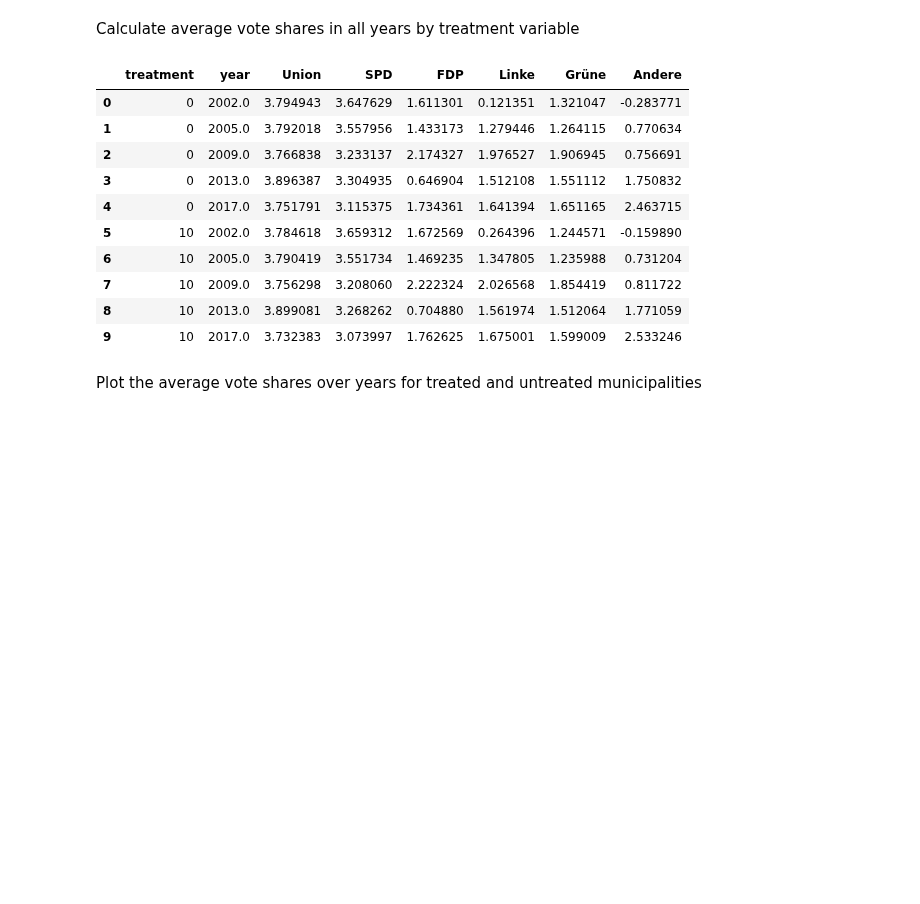
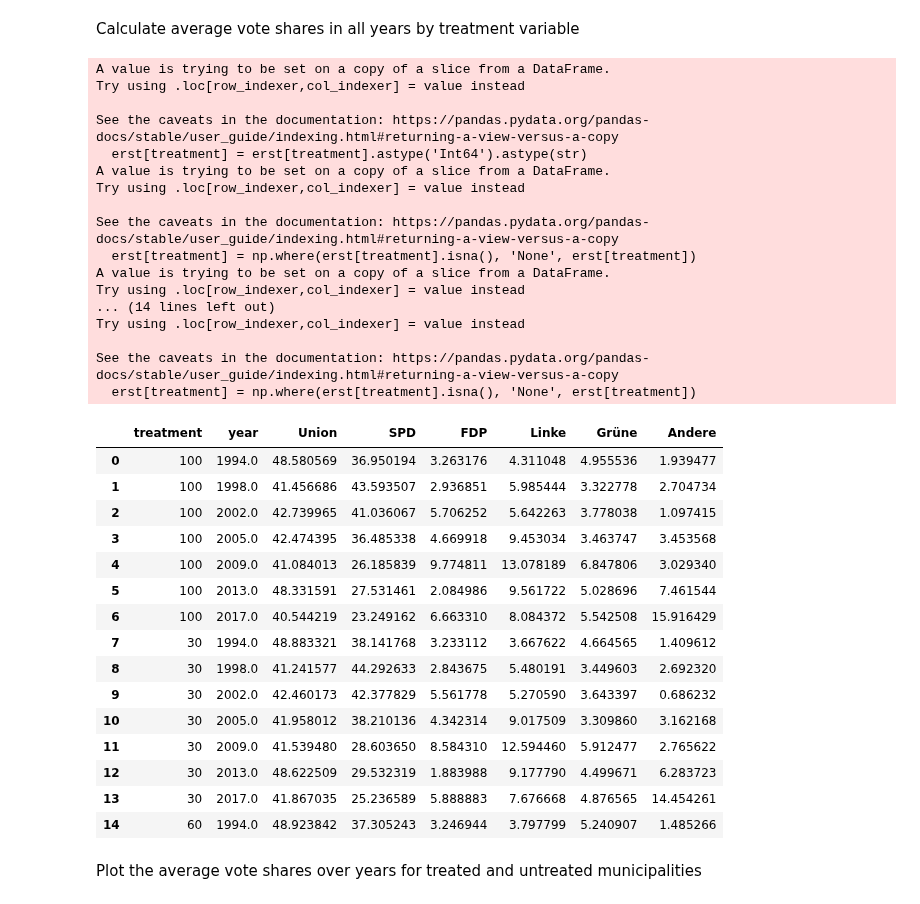
Before and after one commit to jan-schaeffer/powerlinemonsters, a Jupyter notebook: btw_eda.ipynb, the cells around one changed output. Cells and saved outputs as stored; diff of their text form; code cells hidden in the pictures; blank space fills up the shorter version.

Commit message:
change BTW AGS to value in 2013, plot pre treatment trends

```diff
--- a/btw_eda.ipynb
+++ b/btw_eda.ipynb
@@ -76,21 +56,47 @@ erst.head(10)
 # %% [markdown]
 Calculate average vote shares in all years by treatment variable
-# %%
-erst_avg = erst[['Union', 'SPD', 'FDP', 'Linke', 'Grüne', 'Andere', 'treatment', 'year']].groupby(['treatment_13', 'year'], as_index = False).mean()
-zweit_avg = zweit[['Union', 'SPD', 'FDP', 'Linke', 'Grüne', 'Andere','treatment', 'year']].groupby(['treatment_13', 'year'], as_index = False).mean()
-erst_avg.head(10)
-# %% [output]
-|  | treatment | year | Union | SPD | FDP | Linke | Grüne | Andere |
-| 0 | 0 | 2002.0 | 3.794943 | 3.647629 | 1.611301 | 0.121351 | 1.321047 | -0.283771 |
-| 1 | 0 | 2005.0 | 3.792018 | 3.557956 | 1.433173 | 1.279446 | 1.264115 | 0.770634 |
-| 2 | 0 | 2009.0 | 3.766838 | 3.233137 | 2.174327 | 1.976527 | 1.906945 | 0.756691 |
-| 3 | 0 | 2013.0 | 3.896387 | 3.304935 | 0.646904 | 1.512108 | 1.551112 | 1.750832 |
-| 4 | 0 | 2017.0 | 3.751791 | 3.115375 | 1.734361 | 1.641394 | 1.651165 | 2.463715 |
-| 5 | 10 | 2002.0 | 3.784618 | 3.659312 | 1.672569 | 0.264396 | 1.244571 | -0.159890 |
-| 6 | 10 | 2005.0 | 3.790419 | 3.551734 | 1.469235 | 1.347805 | 1.235988 | 0.731204 |
-| 7 | 10 | 2009.0 | 3.756298 | 3.208060 | 2.222324 | 2.026568 | 1.854419 | 0.811722 |
-| 8 | 10 | 2013.0 | 3.899081 | 3.268262 | 0.704880 | 1.561974 | 1.512064 | 1.771059 |
-| 9 | 10 | 2017.0 | 3.732383 | 3.073997 | 1.762625 | 1.675001 | 1.599009 | 2.533246 |
+# %%
+avg_dfs = {2005: 'treatment_05', 2010: 'treatment_09', 2014: 'treatment_13'}
+for year, treatment in avg_dfs.items():
+    erst[treatment] = erst[treatment].astype('Int64').astype(str)
+    erst[treatment] = np.where(erst[treatment].isna(), 'None', erst[treatment])
+    avg_dfs[year] = erst[['Union', 'SPD', 'FDP', 'Linke', 'Grüne', 'Andere', treatment, 'year']].groupby([treatment, 'year'], as_index = False).mean()
+    avg_dfs[year].rename(columns = {f'{treatment}':'treatment'}, inplace = True)
+avg_dfs[2005].head(15)
+# %% [output]
+A value is trying to be set on a copy of a slice from a DataFrame.
+Try using .loc[row_indexer,col_indexer] = value instead
+
+See the caveats in the documentation: https://pandas.pydata.org/pandas-docs/stable/user_guide/indexing.html#returning-a-view-versus-a-copy
+  erst[treatment] = erst[treatment].astype('Int64').astype(str)
+A value is trying to be set on a copy of a slice from a DataFrame.
+Try using .loc[row_indexer,col_indexer] = value instead
+
+See the caveats in the documentation: https://pandas.pydata.org/pandas-docs/stable/user_guide/indexing.html#returning-a-view-versus-a-copy
+  erst[treatment] = np.where(erst[treatment].isna(), 'None', erst[treatment])
+A value is trying to be set on a copy of a slice from a DataFrame.
+Try using .loc[row_indexer,col_indexer] = value instead
+... (14 lines left out)
+Try using .loc[row_indexer,col_indexer] = value instead
+
+See the caveats in the documentation: https://pandas.pydata.org/pandas-docs/stable/user_guide/indexing.html#returning-a-view-versus-a-copy
+  erst[treatment] = np.where(erst[treatment].isna(), 'None', erst[treatment])
+|  | treatment | year | Union | SPD | FDP | Linke | Grüne | Andere |
+| 0 | 100 | 1994.0 | 48.580569 | 36.950194 | 3.263176 | 4.311048 | 4.955536 | 1.939477 |
+| 1 | 100 | 1998.0 | 41.456686 | 43.593507 | 2.936851 | 5.985444 | 3.322778 | 2.704734 |
+| 2 | 100 | 2002.0 | 42.739965 | 41.036067 | 5.706252 | 5.642263 | 3.778038 | 1.097415 |
+| 3 | 100 | 2005.0 | 42.474395 | 36.485338 | 4.669918 | 9.453034 | 3.463747 | 3.453568 |
+| 4 | 100 | 2009.0 | 41.084013 | 26.185839 | 9.774811 | 13.078189 | 6.847806 | 3.029340 |
+| 5 | 100 | 2013.0 | 48.331591 | 27.531461 | 2.084986 | 9.561722 | 5.028696 | 7.461544 |
+| 6 | 100 | 2017.0 | 40.544219 | 23.249162 | 6.663310 | 8.084372 | 5.542508 | 15.916429 |
+| 7 | 30 | 1994.0 | 48.883321 | 38.141768 | 3.233112 | 3.667622 | 4.664565 | 1.409612 |
+| 8 | 30 | 1998.0 | 41.241577 | 44.292633 | 2.843675 | 5.480191 | 3.449603 | 2.692320 |
+| 9 | 30 | 2002.0 | 42.460173 | 42.377829 | 5.561778 | 5.270590 | 3.643397 | 0.686232 |
+| 10 | 30 | 2005.0 | 41.958012 | 38.210136 | 4.342314 | 9.017509 | 3.309860 | 3.162168 |
+| 11 | 30 | 2009.0 | 41.539480 | 28.603650 | 8.584310 | 12.594460 | 5.912477 | 2.765622 |
+| 12 | 30 | 2013.0 | 48.622509 | 29.532319 | 1.883988 | 9.177790 | 4.499671 | 6.283723 |
+| 13 | 30 | 2017.0 | 41.867035 | 25.236589 | 5.888883 | 7.676668 | 4.876565 | 14.454261 |
+| 14 | 60 | 1994.0 | 48.923842 | 37.305243 | 3.246944 | 3.797799 | 5.240907 | 1.485266 |
 # %% [markdown]
 Plot the average vote shares over years for treated and untreated municipalities
 # %%
```
Also changed, not shown: parts of 5 cells of this notebook, 52 other files.
